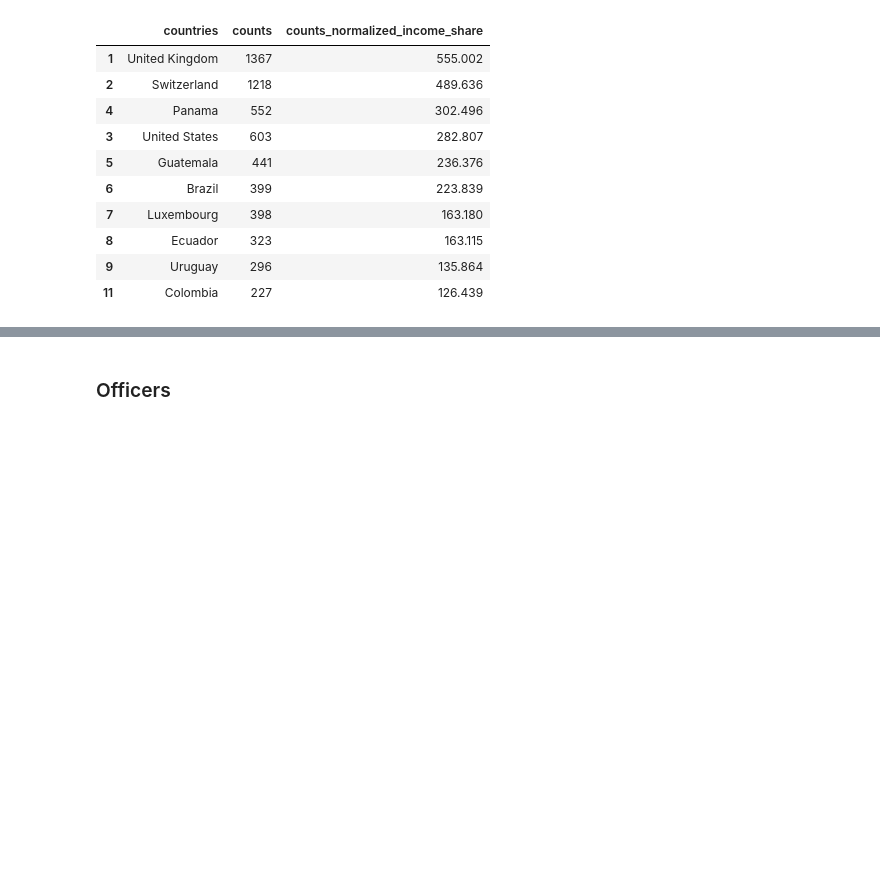
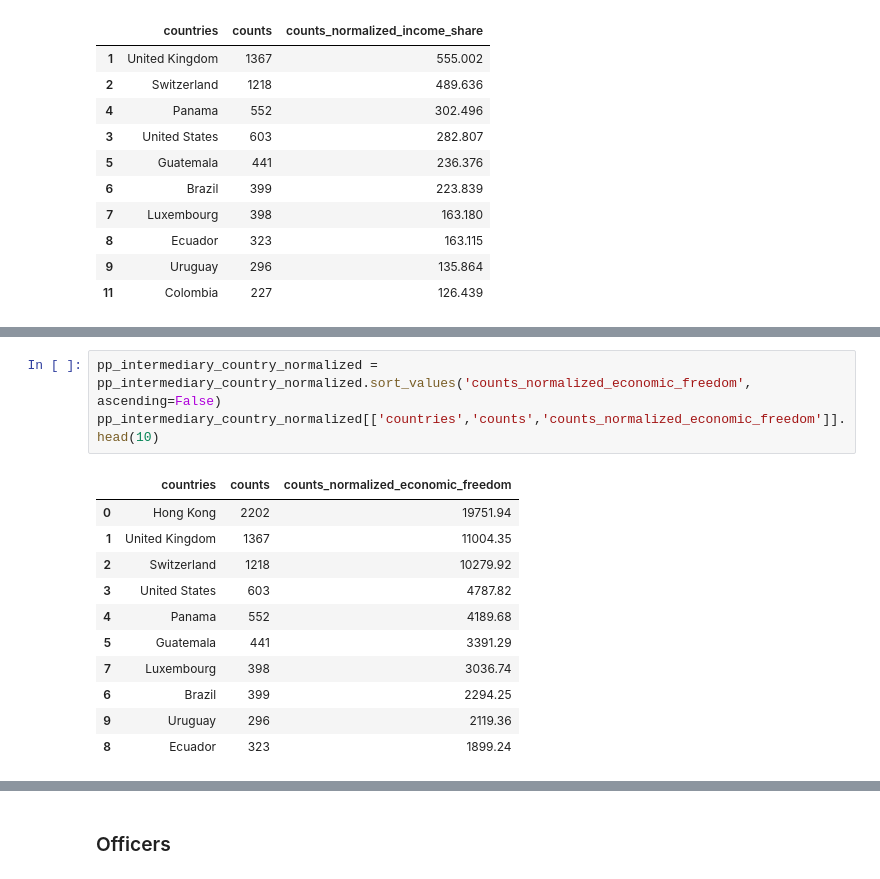
Before and after one commit to marikomakhm/ada-project, a Jupyter notebook: src/world_plots.ipynb, the cells around one changed output, grey strips where cells are left out. Saved outputs shown, nothing was run; the diff lists cells and outputs as text; blank space fills up the shorter version.

```diff
--- a/src/world_plots.ipynb
+++ b/src/world_plots.ipynb
@@ -332,0 +377,15 @@ pp_intermediary_country_normalized[['countries','counts','counts_normalized_inco
+# %%
+pp_intermediary_country_normalized = pp_intermediary_country_normalized.sort_values('counts_normalized_economic_freedom', ascending=False)
+pp_intermediary_country_normalized[['countries','counts','counts_normalized_economic_freedom']].head(10)
+# %% [output]
+|  | countries | counts | counts_normalized_economic_freedom |
+| 0 | Hong Kong | 2202 | 19751.94 |
+| 1 | United Kingdom | 1367 | 11004.35 |
+| 2 | Switzerland | 1218 | 10279.92 |
+| 3 | United States | 603 | 4787.82 |
+| 4 | Panama | 552 | 4189.68 |
+| 5 | Guatemala | 441 | 3391.29 |
+| 7 | Luxembourg | 398 | 3036.74 |
+| 6 | Brazil | 399 | 2294.25 |
+| 9 | Uruguay | 296 | 2119.36 |
+| 8 | Ecuador | 323 | 1899.24 |
```
Also changed, not shown: parts of 14 cells of this notebook.
